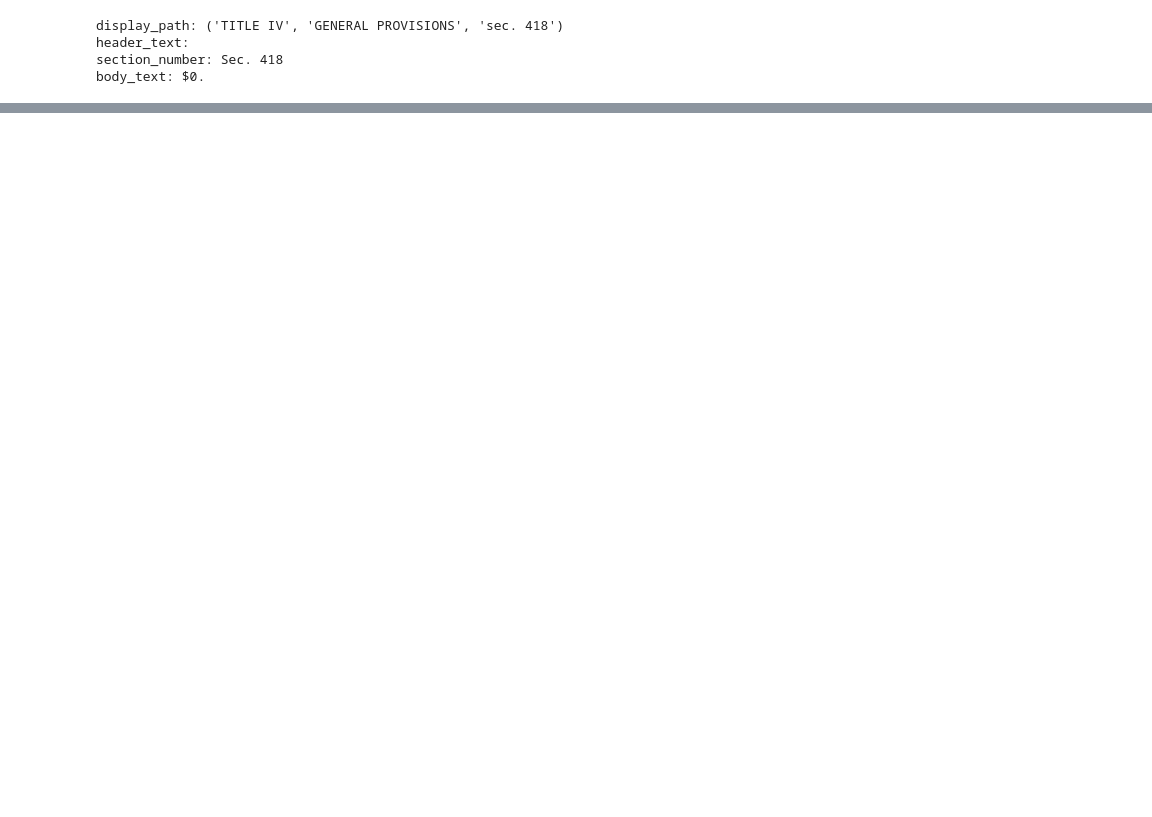
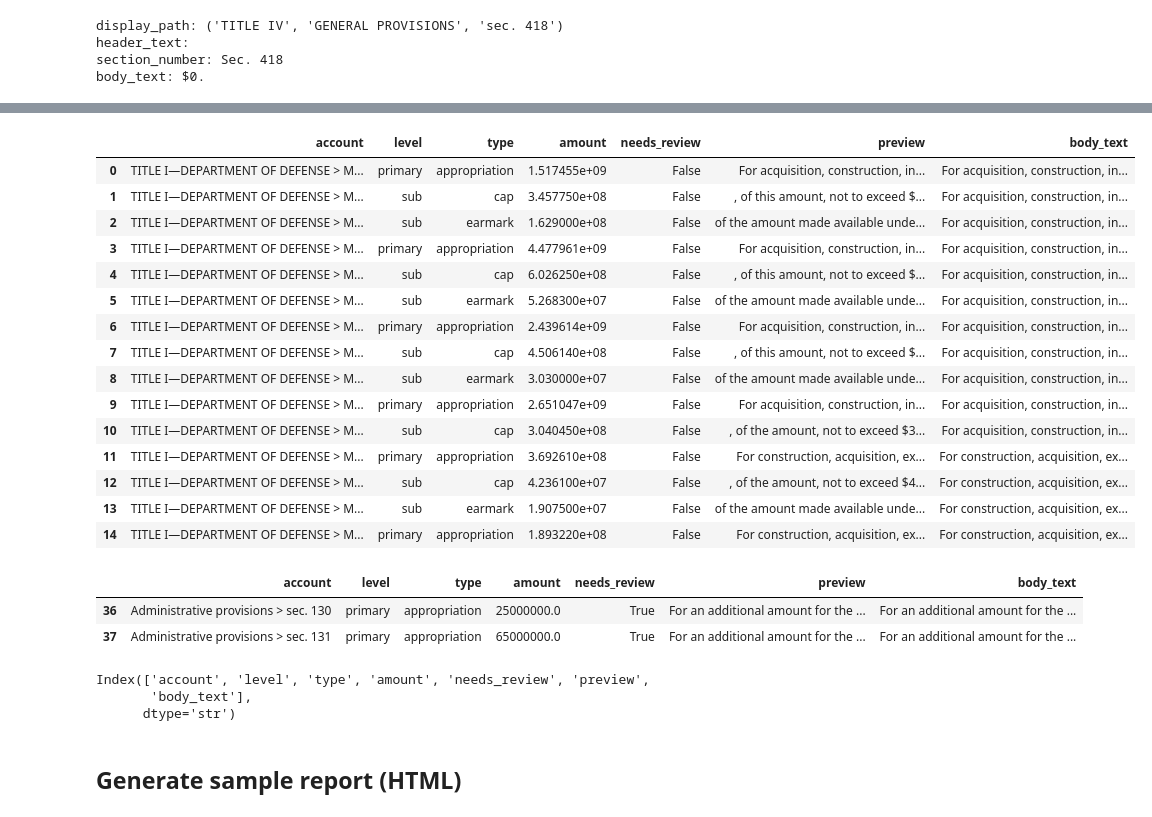
Before and after one commit to ruggbk/DeltaTrack, a Jupyter notebook: notebooks/02_appropriations_intent.ipynb, the cells around one changed output, grey strips where cells are left out. Drawn from its saved outputs; the diff is of its cells as text; code cells hidden in the pictures; blank space fills up the shorter version.

Commit message:
Add rule-based classifier and interactive financial summary HTML

```diff
--- a/notebooks/02_appropriations_intent.ipynb
+++ b/notebooks/02_appropriations_intent.ipynb
@@ -237,0 +176,13 @@ body_text: $0.
+# %%
+multi_dollar_nodes = [n for n in tree.nodes if len(DOLLAR.findall(n.body_text or "")) > 1]
+
+print(f"{len(multi_dollar_nodes)} nodes with multiple dollar amounts")
+
+for n in multi_dollar_nodes:
+    clauses = re.split(r"\bProvided(?:\s+further)?,?\s+That\b", n.body_text or "", flags=re.IGNORECASE)
+    print(f"\n{' > '.join(n.display_path[-2:])}")
+    for i, clause in enumerate(clauses):
+        amounts = DOLLAR.findall(clause)
+        if amounts:
+            label = "primary" if i == 0 else classify_text(clause)
+            print(f"  [{label}] ${amounts} — {clause.strip()}")
@@ -237,0 +207,51 @@ body_text: $0.
+# %%
+PRIMARY_LABELS = {"appropriation", "transfer", "rescission"}
+primary_nodes = [n for n in tree.nodes if classify_text(n.body_text) in PRIMARY_LABELS]
+
+rows = []
+for n in primary_nodes:
+    account = " > ".join(n.display_path[-2:]) if n.display_path else ""
+    for clause_text, level in split_clauses(n.body_text):
+        if not DOLLAR.search(clause_text):
+            continue
+        clean = non_cap_amounts(clause_text)
+        m = DOLLAR.search(CAP_AMOUNT_RE.sub("", clause_text)) or DOLLAR.search(clause_text)
+        amount = float(m.group(1).replace(",", "")) if m else None
+        rows.append(
+            {
+                "account": account,
+                "level": level,
+                "type": classify_text(n.body_text) if level == "primary" else classify_text(clause_text),
+                "amount": amount,
+                "needs_review": len(clean) > 1,
+                "preview": clause_text[:150],
+                "body_text": n.body_text or "",
+            }
+        )
+
+df_financial = pd.DataFrame(rows)
+
+df_financial.head(15)
+# %% [output]
+|  | account | level | type | amount | needs_review | preview | body_text |
+| 0 | TITLE I—DEPARTMENT OF DEFENSE > M... | primary | appropriation | 1.517455e+09 | False | For acquisition, construction, in... | For acquisition, construction, in... |
+| 1 | TITLE I—DEPARTMENT OF DEFENSE > M... | sub | cap | 3.457750e+08 | False | , of this amount, not to exceed $... | For acquisition, construction, in... |
+| 2 | TITLE I—DEPARTMENT OF DEFENSE > M... | sub | earmark | 1.629000e+08 | False | of the amount made available unde... | For acquisition, construction, in... |
+| 3 | TITLE I—DEPARTMENT OF DEFENSE > M... | primary | appropriation | 4.477961e+09 | False | For acquisition, construction, in... | For acquisition, construction, in... |
+| 4 | TITLE I—DEPARTMENT OF DEFENSE > M... | sub | cap | 6.026250e+08 | False | , of this amount, not to exceed $... | For acquisition, construction, in... |
+| 5 | TITLE I—DEPARTMENT OF DEFENSE > M... | sub | earmark | 5.268300e+07 | False | of the amount made available unde... | For acquisition, construction, in... |
+| 6 | TITLE I—DEPARTMENT OF DEFENSE > M... | primary | appropriation | 2.439614e+09 | False | For acquisition, construction, in... | For acquisition, construction, in... |
+| 7 | TITLE I—DEPARTMENT OF DEFENSE > M... | sub | cap | 4.506140e+08 | False | , of this amount, not to exceed $... | For acquisition, construction, in... |
+| 8 | TITLE I—DEPARTMENT OF DEFENSE > M... | sub | earmark | 3.030000e+07 | False | of the amount made available unde... | For acquisition, construction, in... |
+| 9 | TITLE I—DEPARTMENT OF DEFENSE > M... | primary | appropriation | 2.651047e+09 | False | For acquisition, construction, in... | For acquisition, construction, in... |
+| 10 | TITLE I—DEPARTMENT OF DEFENSE > M... | sub | cap | 3.040450e+08 | False | , of the amount, not to exceed $3... | For acquisition, construction, in... |
+| 11 | TITLE I—DEPARTMENT OF DEFENSE > M... | primary | appropriation | 3.692610e+08 | False | For construction, acquisition, ex... | For construction, acquisition, ex... |
+| 12 | TITLE I—DEPARTMENT OF DEFENSE > M... | sub | cap | 4.236100e+07 | False | , of the amount, not to exceed $4... | For construction, acquisition, ex... |
+| 13 | TITLE I—DEPARTMENT OF DEFENSE > M... | sub | earmark | 1.907500e+07 | False | of the amount made available unde... | For construction, acquisition, ex... |
+| 14 | TITLE I—DEPARTMENT OF DEFENSE > M... | primary | appropriation | 1.893220e+08 | False | For construction, acquisition, ex... | For construction, acquisition, ex... |
+# %%
+df_financial.loc[df_financial["needs_review"] == 1]
+# %% [output]
+|  | account | level | type | amount | needs_review | preview | body_text |
+| 36 | Administrative provisions > sec. 130 | primary | appropriation | 25000000.0 | True | For an additional amount for the ... | For an additional amount for the ... |
+| 37 | Administrative provisions > sec. 131 | primary | appropriation | 65000000.0 | True | For an additional amount for the ... | For an additional amount for the ... |
@@ -237,0 +264,8 @@ body_text: $0.
+# %%
+df_financial.columns
+# %% [output]
+Index(['account', 'level', 'type', 'amount', 'needs_review', 'preview',
+       'body_text'],
+      dtype='str')
+# %% [markdown]
+## Generate sample report (HTML)
```
Also changed, not shown: parts of 18 cells of this notebook, 1 other file.
